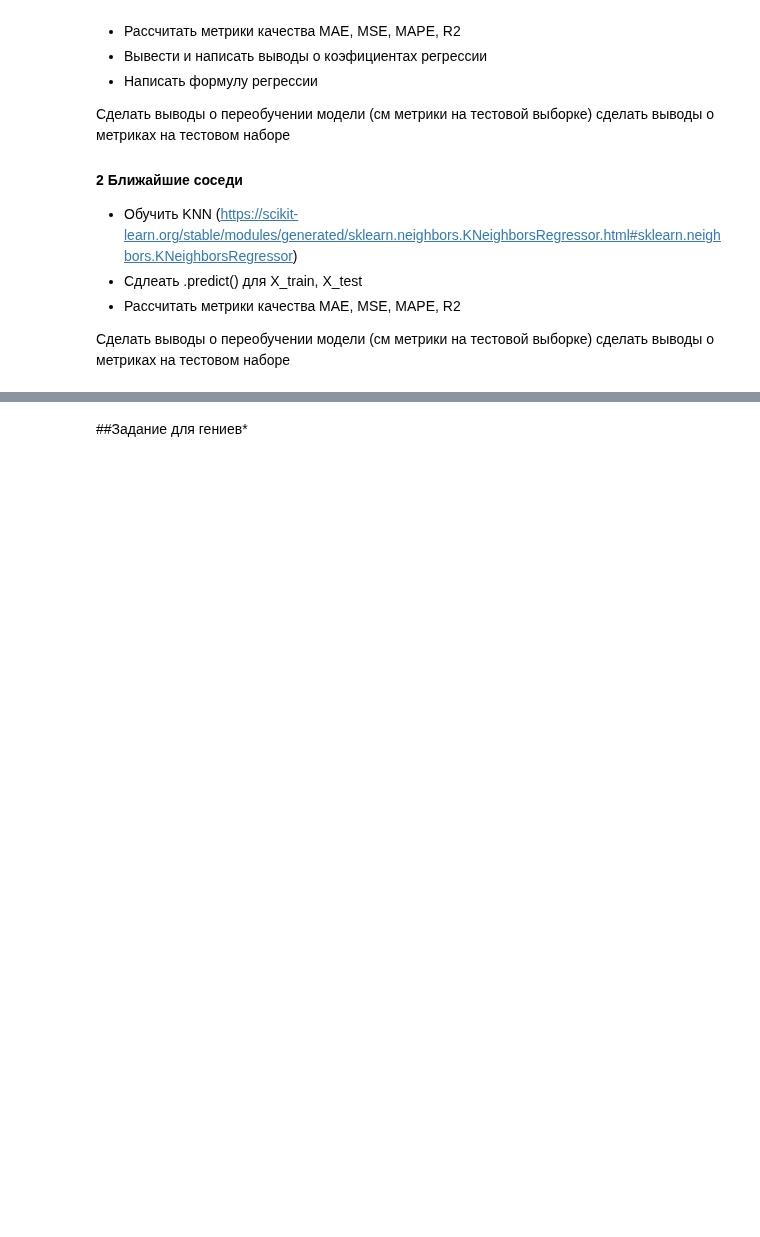
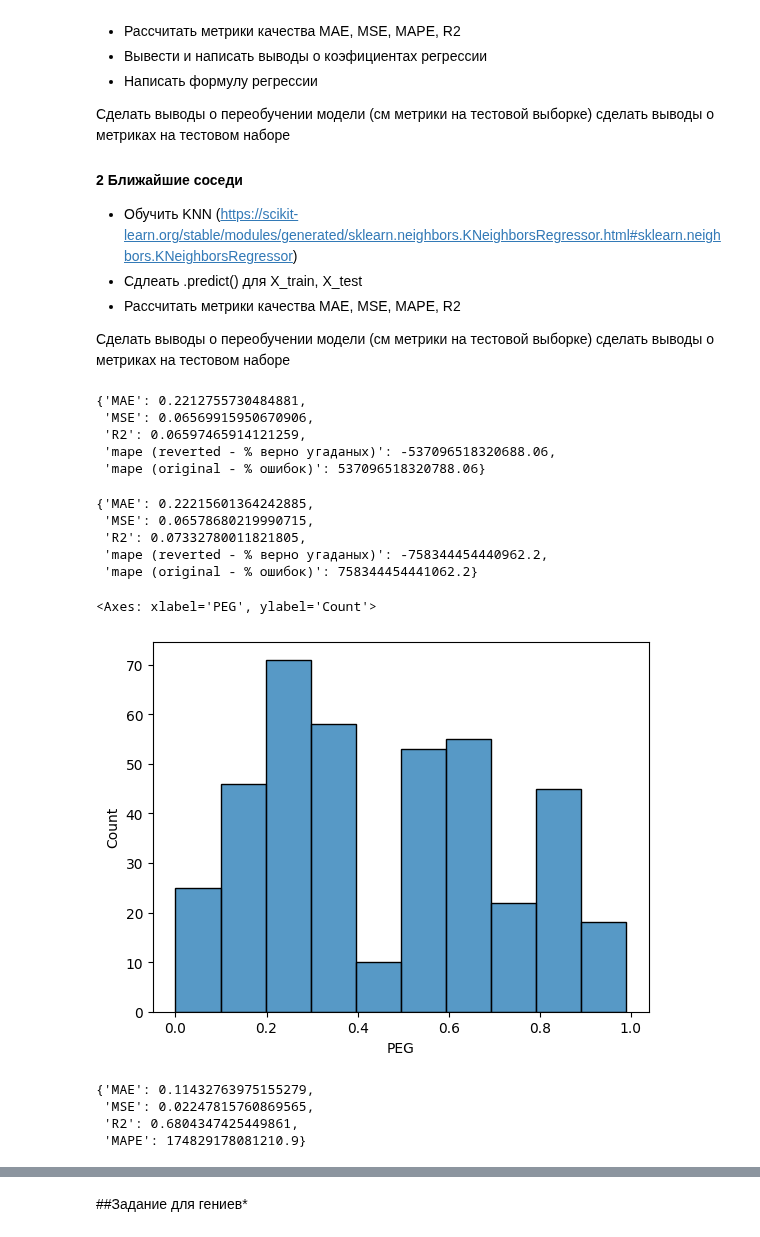
Before and after one commit to shyguuy/lab, a Jupyter notebook: lab5/Задание_5.ipynb, the cells around one changed output, grey strips where cells are left out. Saved outputs shown, nothing was run; the diff lists cells and outputs as text; code cells hidden in the pictures; blank space fills up the shorter version.

```diff
--- a/lab5/Задание_5.ipynb
+++ b/lab5/Задание_5.ipynb
@@ -209,0 +226,27 @@ https://scikit-learn.org/stable/modules/generated/sklearn.model_selection.train_
+# %%
+model = l_reg(X_train, y_train) # прогнозирование
+y_pred = model.predict(X_train)
+
+pred_error(y_train, y_pred)
+# %% [output]
+{'MAE': 0.2212755730484881,
+ 'MSE': 0.06569915950670906,
+ 'R2': 0.06597465914121259,
+ 'mape (reverted - % верно угаданых)': -537096518320688.06,
+ 'mape (original - % ошибок)': 537096518320788.06}
+# %%
+model = l_reg(X, y) # прогнозирование
+y_pred = model.predict(X)
+
+pred_error(y, y_pred)
+# %% [output]
+{'MAE': 0.22215601364242885,
+ 'MSE': 0.06578680219990715,
+ 'R2': 0.07332780011821805,
+ 'mape (reverted - % верно угаданых)': -758344454440962.2,
+ 'mape (original - % ошибок)': 758344454441062.2}
+# %%
+sns.histplot(data = df, x = 'PEG')
+# %% [output]
+<Axes: xlabel='PEG', ylabel='Count'>
+[figure, added]
@@ -209,0 +259,10 @@ https://scikit-learn.org/stable/modules/generated/sklearn.model_selection.train_
+# %%
+nghb = knregressor(X_train, y_train) # прогнозирование
+y_pred = nghb.predict(X_train)
+
+pred_error(y_train, y_pred)
+# %% [output]
+{'MAE': 0.11432763975155279,
+ 'MSE': 0.02247815760869565,
+ 'R2': 0.6804347425449861,
+ 'MAPE': 174829178081210.9}
```
Also changed, not shown: parts of 7 cells of this notebook.
